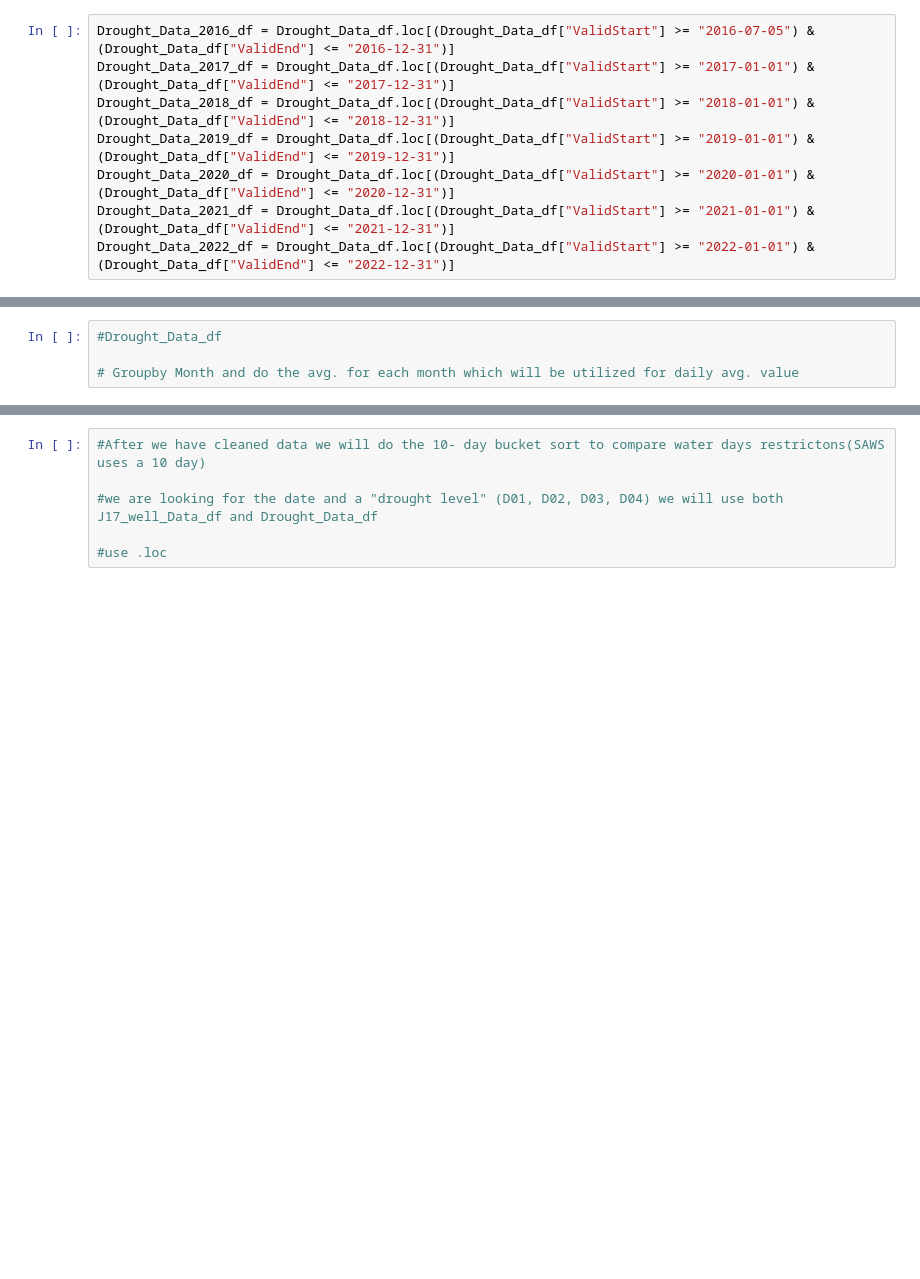
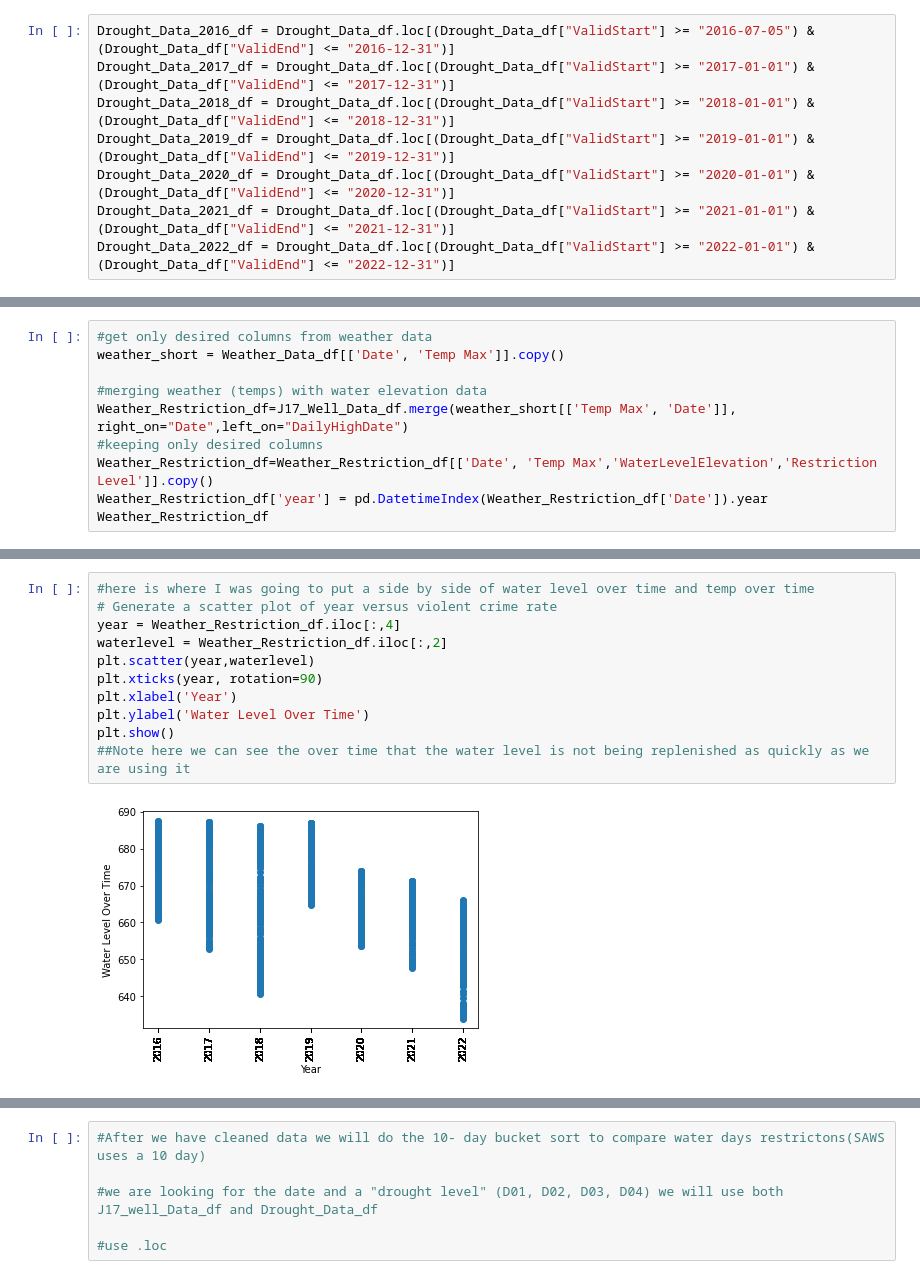
Before and after one commit to Shwetbaba/A-Review-of-the-Effectiveness-of-the-San-Antonio-Water-System-SAWS-Water-Restrictions-Policies, a Jupyter notebook: Group Project-1 Master Code.ipynb, the cells around one changed output, grey strips where cells are left out. Saved outputs shown, nothing was run; the diff lists cells and outputs as text; blank space fills up the shorter version.

Commit message:
added a scatterplot to show water levels over time and clustered water levels

```diff
--- a/Group Project-1 Master Code.ipynb
+++ b/Group Project-1 Master Code.ipynb
@@ -206,4 +199,10 @@ Drought_Data_2016_df
 # %%
-#Drought_Data_df
+#get only desired columns from weather data
+weather_short = Weather_Data_df[['Date', 'Temp Max']].copy()
 
-# Groupby Month and do the avg. for each month which will be utilized for daily avg. value
+#merging weather (temps) with water elevation data
+Weather_Restriction_df=J17_Well_Data_df.merge(weather_short[['Temp Max', 'Date']], right_on="Date",left_on="DailyHighDate")
+#keeping only desired columns
+Weather_Restriction_df=Weather_Restriction_df[['Date', 'Temp Max','WaterLevelElevation','Restriction Level']].copy()
+Weather_Restriction_df['year'] = pd.DatetimeIndex(Weather_Restriction_df['Date']).year
+Weather_Restriction_df
@@ -209,0 +223,13 @@ Drought_Data_2016_df
+# %%
+#here is where I was going to put a side by side of water level over time and temp over time
+# Generate a scatter plot of year versus violent crime rate
+year = Weather_Restriction_df.iloc[:,4]
+waterlevel = Weather_Restriction_df.iloc[:,2]
+plt.scatter(year,waterlevel)
+plt.xticks(year, rotation=90)
+plt.xlabel('Year')
+plt.ylabel('Water Level Over Time')
+plt.show()
+##Note here we can see the over time that the water level is not being replenished as quickly as we are using it
+# %% [output]
+[figure, added]
```
Also changed, not shown: parts of 4 cells of this notebook.
